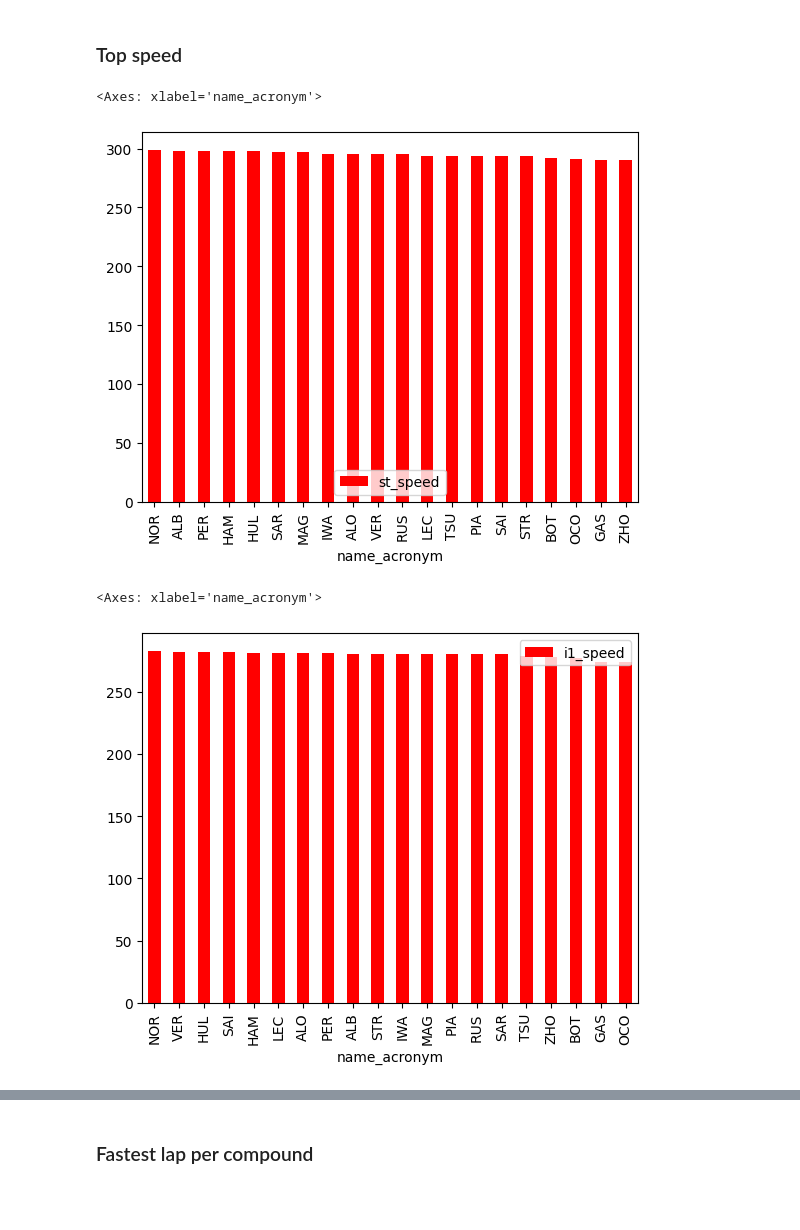
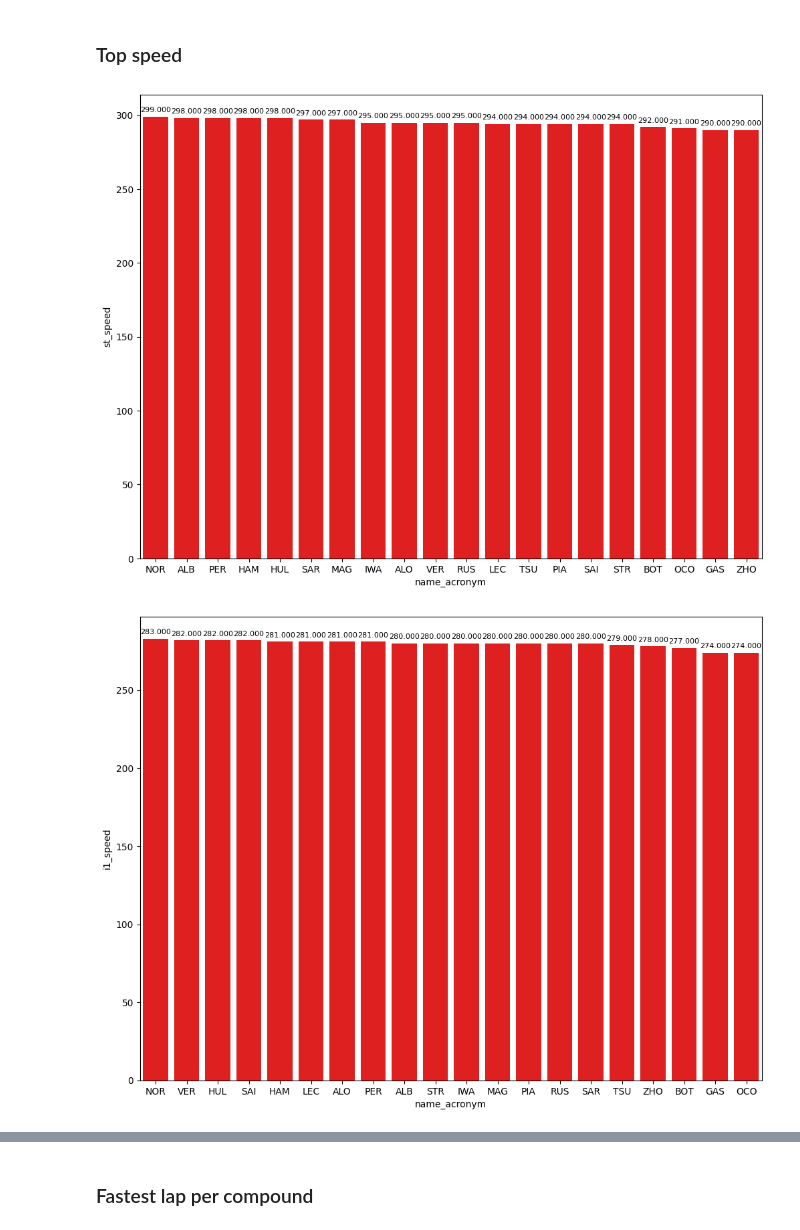
Before and after one commit to frankdelpiero/F1_notebooks, a Jupyter notebook: F1_24/Japanese GP Recap.ipynb, the cells around one changed output, grey strips where cells are left out. Saved outputs shown, nothing was run; the diff lists cells and outputs as text; code cells hidden in the pictures; blank space fills up the shorter version.

Commit message:
Changed plot in free practice 1

```diff
--- a/F1_24/Japanese GP Recap.ipynb
+++ b/F1_24/Japanese GP Recap.ipynb
@@ -228,15 +240,13 @@ obtain_data_tyres(jointables,"HARD",False)
 ### Top speed
 # %%
 top_speed = jointables.loc[jointables.groupby(['name_acronym'])['st_speed'].idxmax()].sort_values(by=['st_speed'],ascending=False)
-top_speed.plot.bar(x='name_acronym',y='st_speed',color='red')
+obtainchart("name_acronym","st_speed",top_speed)
 # %% [output]
-<Axes: xlabel='name_acronym'>
-[figure, old version]
+[figure, new version]
 # %%
 top_speed = jointables.loc[jointables.groupby(['name_acronym'])['i1_speed'].idxmax()].sort_values(by=['i1_speed'],ascending=False)
-top_speed.plot.bar(x='name_acronym',y='i1_speed',color='red')
+obtainchart("name_acronym","i1_speed",top_speed)
 # %% [output]
-<Axes: xlabel='name_acronym'>
-[figure, old version]
+[figure, new version]
 # %%
 top_speed = jointables.loc[jointables.groupby(['name_acronym'])['i2_speed'].idxmax()].sort_values(by=['i2_speed'],ascending=False)
```
Also changed, not shown: parts of 7 cells of this notebook.
